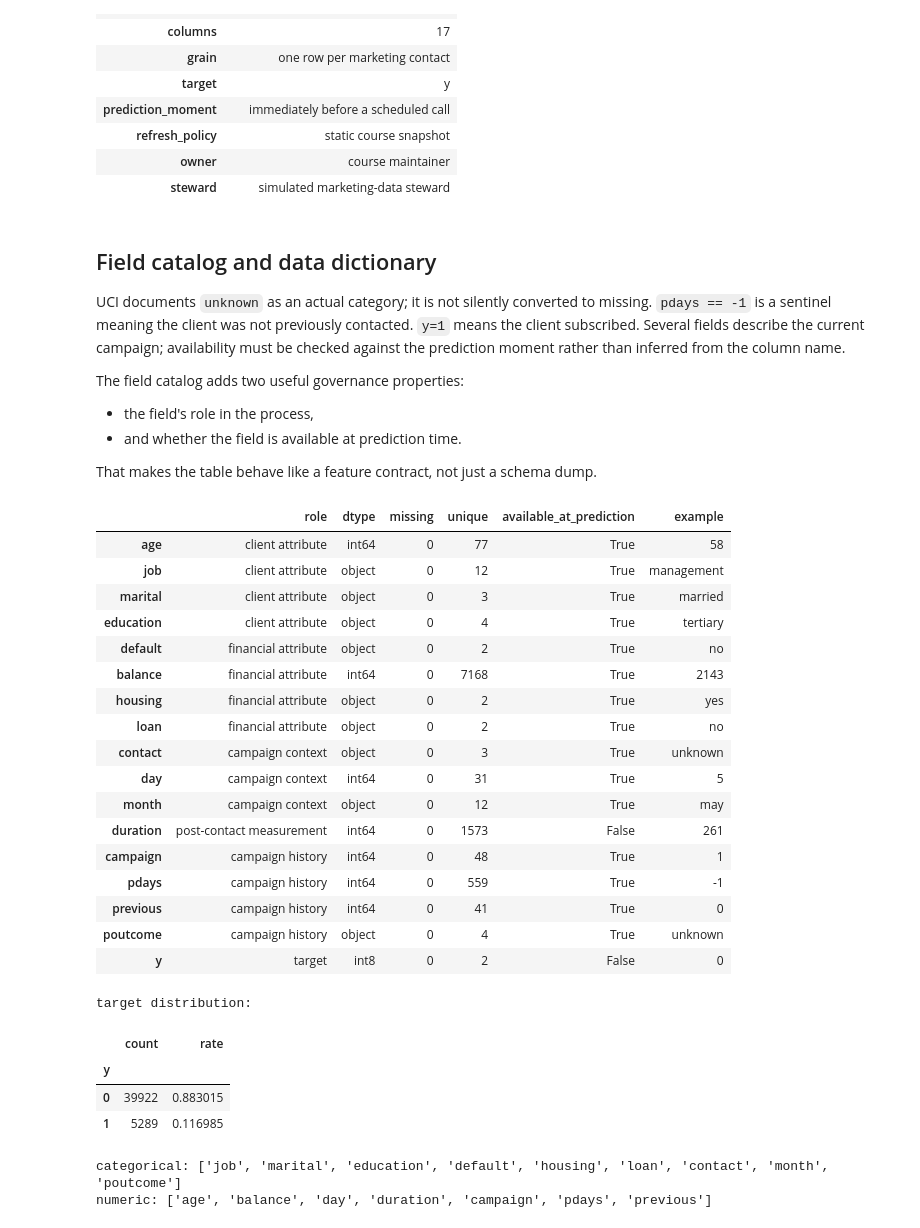
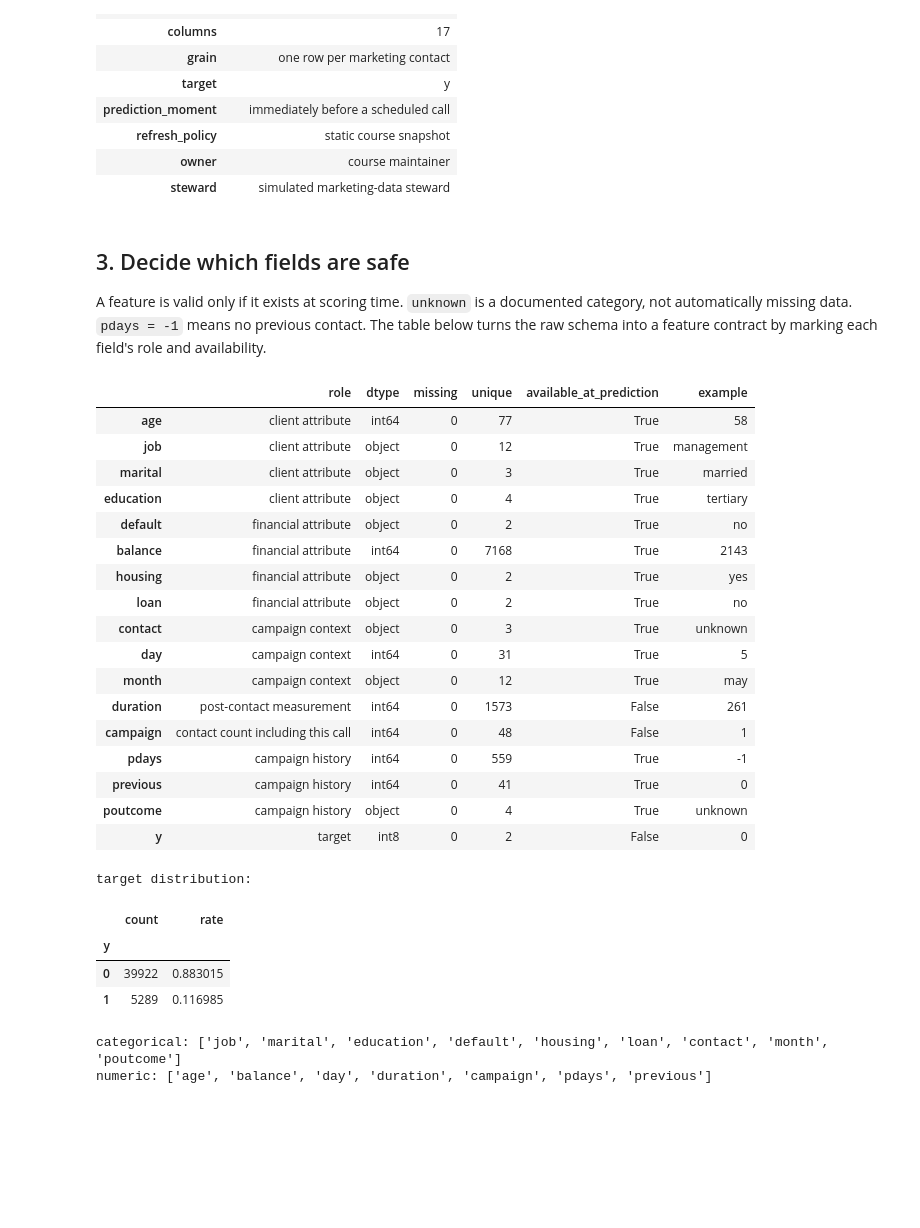
Before and after one commit to SoroushGhaderi/Advanced-Machine-Learning, a Jupyter notebook: notebooks/00_course_setup_and_dataset.ipynb, the cells around one changed output. Drawn from its saved outputs; the diff is of its cells as text; code cells hidden in the pictures; blank space fills up the shorter version.

```diff
--- a/notebooks/00_course_setup_and_dataset.ipynb
+++ b/notebooks/00_course_setup_and_dataset.ipynb
@@ -75,14 +70,21 @@ def file_sha256(path):
             digest.update(chunk)
     return digest.hexdigest()
 
+def prepare_precontact_frame(frame, drop_duration=True):
+    '''Convert contact-level records into features valid immediately before the call.'''
+    result = frame.copy()
+    # UCI's campaign count includes the current contact, which has not happened at scoring time.
+    result["prior_contacts_in_campaign"] = result.pop("campaign") - 1
+    if (result["prior_contacts_in_campaign"] < 0).any():
+        raise ValueError("campaign must be at least one in a contact-level record.")
+    return result.drop(columns=LEAKAGE_COLUMNS, errors="ignore") if drop_duration else result
+
 def load_bank_data(include_duration=False):
-    '''Load the Bank Marketing dataset and drop leakage columns by default.'''
-    # Load the data, encode y, and exclude post-call duration by default.
+    '''Load the Bank Marketing dataset and make the default frame safe for pre-call scoring.'''
+    # Keep the raw contact-level frame only for audit demonstrations.
     frame = pd.read_csv(bank_data_path(), sep=";")
     frame[TARGET] = frame[TARGET].map({"no": 0, "yes": 1}).astype("int8")
-    if not include_duration:
-        frame = frame.drop(columns=LEAKAGE_COLUMNS)
-    return frame
+    return frame if include_duration else prepare_precontact_frame(frame)
 
 def stratified_sample(frame, n, seed=SEED):
     '''Draw a label-preserving sample from a classified dataset.'''
@@ -98,7 +100,7 @@ def stratified_sample(frame, n, seed=SEED):
 
 def make_splits(frame=None, reduced=None):
     '''Create deterministic stratified train, validation, and test splits.'''
-    # Deterministic stratified 60/20/20 split; test stays sealed until notebook 09.
+    # Deterministic stratified 60/20/20 split; test stays sealed until notebook 07.
     from sklearn.model_selection import train_test_split
     frame = load_bank_data() if frame is None else frame
     train_val, test = train_test_split(
@@ -135,10 +137,14 @@ def make_preprocessor(frame, scale_numeric=True):
         ("onehot", OneHotEncoder(handle_unknown="infrequent_if_exist",
                                  min_frequency=10, sparse_output=True)),
     ])
-    return ColumnTransformer([
+    columns = ColumnTransformer([
         ("numeric", Pipeline(numeric_steps), numerical),
         ("categorical", categorical_pipe, categorical),
     ], sparse_threshold=0.3)
+    return Pipeline([
+        ("contract", BankMarketingInputValidator()),
+        ("columns", columns),
+    ])
 
 def classification_metrics(y_true, probability, threshold=0.5):
     '''Compute ranking and threshold-based classification metrics.'''
@@ -165,7 +171,7 @@ def add_domain_features(frame):
     result = frame.copy()
     result["was_previously_contacted"] = (result["pdays"] != -1).astype("int8")
     result["pdays_clean"] = result["pdays"].replace(-1, np.nan)
-    result["contact_pressure"] = result["campaign"] / (1 + result["previous"])
+    result["contact_pressure"] = result["prior_contacts_in_campaign"] / (1 + result["previous"])
     result["balance_per_age"] = result["balance"] / result["age"].clip(lower=18)
     result["age_band"] = pd.cut(result["age"], bins=[0, 29, 39, 49, 59, np.inf],
                                 labels=["<30", "30s", "40s", "50s", "60+"]).astype("object")
@@ -285,55 +269,47 @@ display(asset_catalog)
 | owner | course maintainer |
 | steward | simulated marketing-data steward |
 # %% [markdown]
-## Field catalog and data dictionary
+## 3. Decide which fields are safe
 
-UCI documents `unknown` as an actual category; it is not silently converted to missing.
-`pdays == -1` is a sentinel meaning the client was not previously contacted. `y=1`
-means the client subscribed. Several fields describe the current campaign; availability
-must be checked against the prediction moment rather than inferred from the column name.
-
-The field catalog adds two useful governance properties:
-
-- the field's role in the process,
-- and whether the field is available at prediction time.
-
-That makes the table behave like a feature contract, not just a schema dump.
+A feature is valid only if it exists at scoring time. `unknown` is a documented category,
+not automatically missing data. `pdays = -1` means no previous contact. The table below
+turns the raw schema into a feature contract by marking each field's role and availability.
 # %%
 field_roles = {
     "age": "client attribute", "job": "client attribute", "marital": "client attribute",
     "education": "client attribute", "default": "financial attribute",
     "balance": "financial attribute", "housing": "financial attribute", "loan": "financial attribute",
     "contact": "campaign context", "day": "campaign context", "month": "campaign context",
-    "duration": "post-contact measurement", "campaign": "campaign history",
+    "duration": "post-contact measurement", "campaign": "contact count including this call",
     "pdays": "campaign history", "previous": "campaign history", "poutcome": "campaign history",
     TARGET: "target",
 }
 schema = pd.DataFrame({
     "role": [field_roles[c] for c in raw.columns],
     "dtype": raw.dtypes.astype(str),
     "missing": raw.isna().sum(),
     "unique": raw.nunique(),
-    "available_at_prediction": [c != "duration" and c != TARGET for c in raw.columns],
+    "available_at_prediction": [c not in {"duration", "campaign", TARGET} for c in raw.columns],
     "example": [raw[c].iloc[0] for c in raw.columns],
 })
 display(schema)
 print("target distribution:")
 display(raw[TARGET].value_counts().rename("count").to_frame().assign(rate=lambda x: x["count"] / len(raw)))
 # %% [output]
 |  | role | dtype | missing | unique | available_at_prediction | example |
 | age | client attribute | int64 | 0 | 77 | True | 58 |
 | job | client attribute | object | 0 | 12 | True | management |
 | marital | client attribute | object | 0 | 3 | True | married |
 | education | client attribute | object | 0 | 4 | True | tertiary |
 | default | financial attribute | object | 0 | 2 | True | no |
 | balance | financial attribute | int64 | 0 | 7168 | True | 2143 |
 | housing | financial attribute | object | 0 | 2 | True | yes |
 | loan | financial attribute | object | 0 | 2 | True | no |
 | contact | campaign context | object | 0 | 3 | True | unknown |
 | day | campaign context | int64 | 0 | 31 | True | 5 |
 | month | campaign context | object | 0 | 12 | True | may |
 | duration | post-contact measurement | int64 | 0 | 1573 | False | 261 |
-| campaign | campaign history | int64 | 0 | 48 | True | 1 |
+| campaign | contact count including this call | int64 | 0 | 48 | False | 1 |
 | pdays | campaign history | int64 | 0 | 559 | True | -1 |
 | previous | campaign history | int64 | 0 | 41 | True | 0 |
 | poutcome | campaign history | object | 0 | 4 | True | unknown |
```
Also changed, not shown: parts of 17 cells of this notebook, 59 other files.
